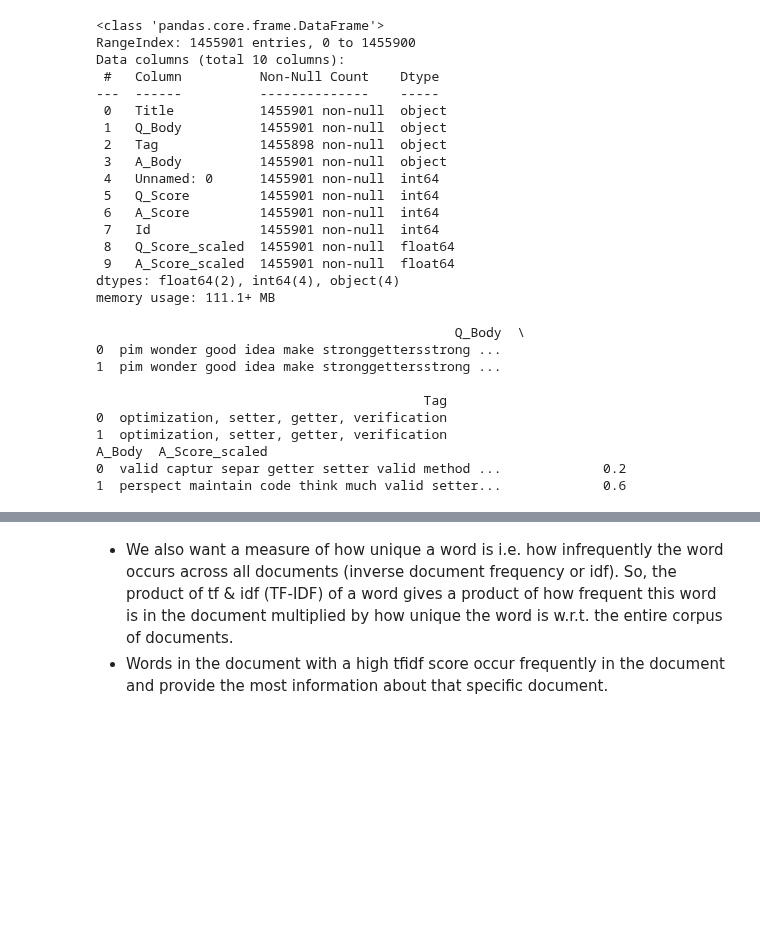
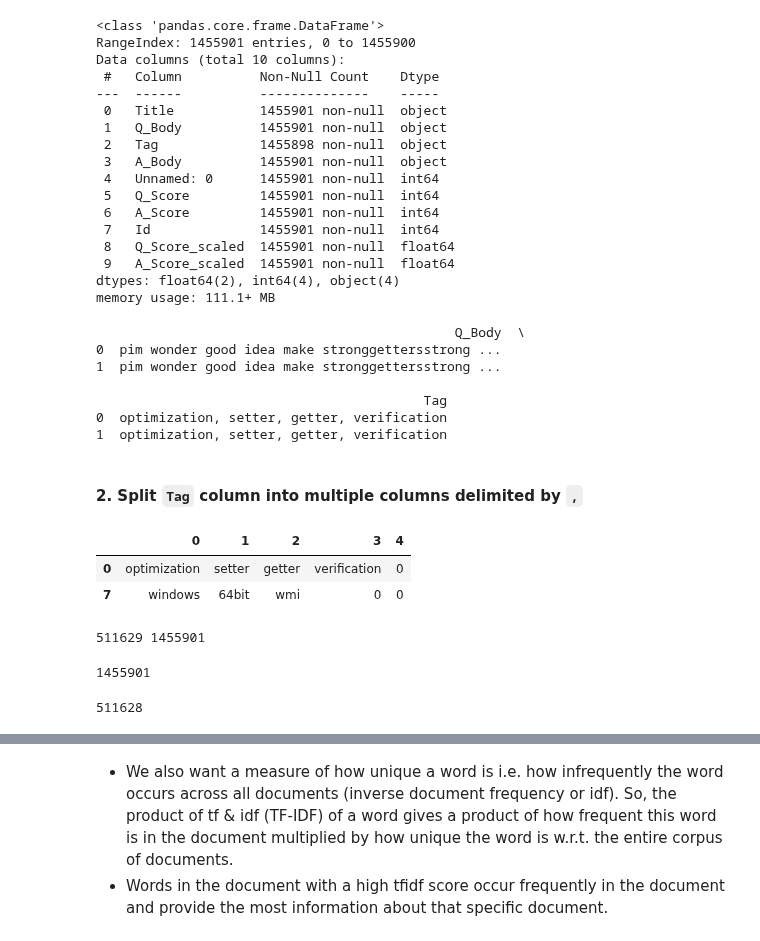
Before and after one commit to shalin4788/Springboard-DS-Track, a Jupyter notebook: Capstone Three_StackOverflow/notebooks/Pre-processing and Training Data Development.ipynb, the cells around one changed output, grey strips where cells are left out. Saved outputs shown, nothing was run; the diff lists cells and outputs as text; code cells hidden in the pictures; blank space fills up the shorter version.

````diff
--- a/Capstone Three_StackOverflow/notebooks/Pre-processing and Training Data Development.ipynb
+++ b/Capstone Three_StackOverflow/notebooks/Pre-processing and Training Data Development.ipynb
@@ -198,9 +213,8 @@ Data columns (total 10 columns):
 dtypes: float64(2), int64(4), object(4)
 memory usage: 111.1+ MB
 # %%
-df_question_tag = df_numeric_scaled.drop(columns=['Title', 'A_Body', 'Unnamed: 0', 'Id', 'Q_Score_scaled','A_Score_scaled','Q_Score','A_Score'])
-df_answer_score = df_numeric_scaled.drop(columns=['Title','Q_Body','Tag','Unnamed: 0','Id','Q_Score_scaled', 'A_Score','Q_Score'])
-print(df_question_tag.head(2), df_answer_score.head(2))
+df_question = df_numeric_scaled.drop(columns=['Title', 'A_Body', 'Unnamed: 0', 'Id', 'Q_Score_scaled','A_Score_scaled','Q_Score','A_Score'])
+print(df_question.head(2))
 # %% [output]
                                               Q_Body  \
 0  pim wonder good idea make stronggettersstrong ...
@@ -208,6 +222,15 @@ print(df_question_tag.head(2), df_answer_score.head(2))
 
                                           Tag
 0  optimization, setter, getter, verification
-1  optimization, setter, getter, verification                                                 A_Body  A_Score_scaled
-0  valid captur separ getter setter valid method ...             0.2
-1  perspect maintain code think much valid setter...             0.6
+1  optimization, setter, getter, verification
+# %% [markdown]
+#### 2. Split ```Tag``` column into multiple columns delimited by ```,```
+# %%
+df_question_tag_split = df_question['Tag'].str.split(',').apply(pd.Series)
+# %%
+df_question_tags = df_question_tag_split.replace(np.nan,0).drop_duplicates()
+df_question_tags.head(2)
+# %% [output]
+|  | 0 | 1 | 2 | 3 | 4 |
+| 0 | optimization | setter | getter | verification | 0 |
+| 7 | windows | 64bit | wmi | 0 | 0 |
@@ -213,0 +248,14 @@ print(df_question_tag.head(2), df_answer_score.head(2))
+# %%
+print(df_question_tags.shape[0], df_question.shape[0])
+# %% [output]
+511629 1455901
+# %%
+df_merged = pd.concat([df_question, df_question_tags], axis = 1, sort=False)
+df_merged.shape[0]
+# %% [output]
+1455901
+# %%
+df_merged = df_merged.drop_duplicates().dropna()
+df_merged.shape[0]
+# %% [output]
+511628
````
Also changed, not shown: parts of 53 cells of this notebook.
